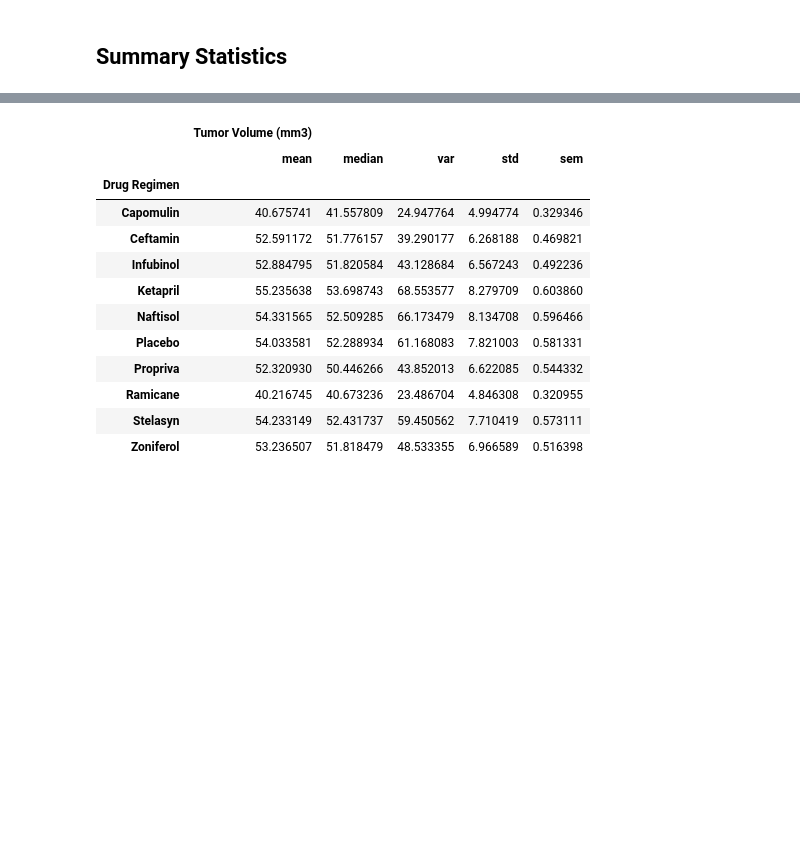
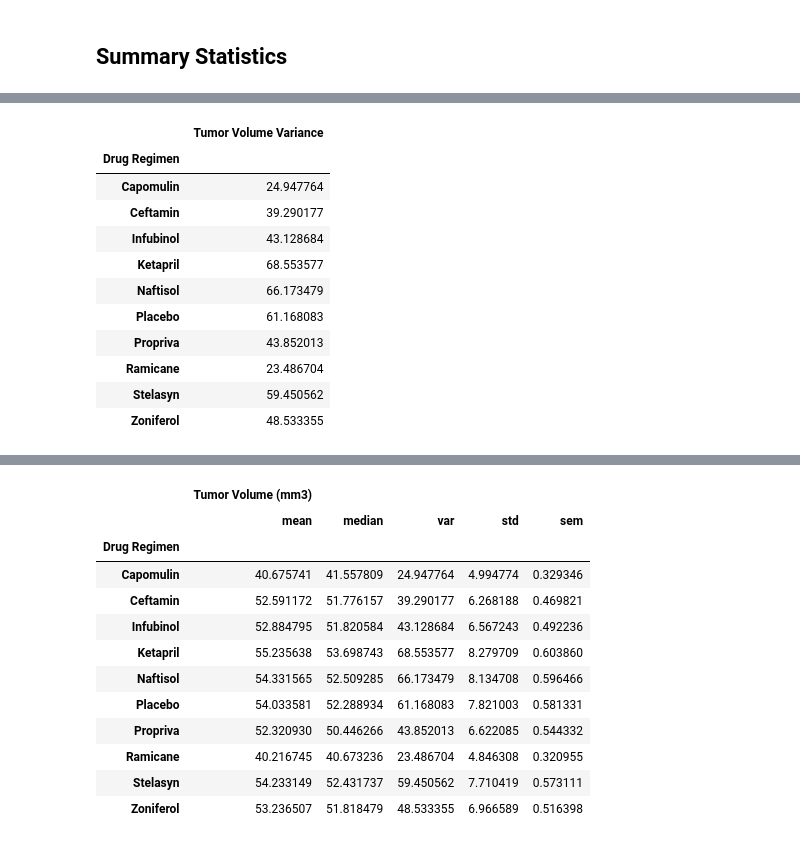
Before and after one commit to joelpangilinan/matplotlib-challenge, a Jupyter notebook: pymaceuticals_starter-Copy1.ipynb, the cells around one changed output, grey strips where cells are left out. Saved outputs shown, nothing was run; the diff lists cells and outputs as text; code cells hidden in the pictures; blank space fills up the shorter version.

```diff
--- a/pymaceuticals_starter-Copy1.ipynb
+++ b/pymaceuticals_starter-Copy1.ipynb
@@ -131,0 +177,20 @@ clean_combined_data_df["Mouse ID"].nunique()
+# %%
+# Get the dataframe for the variance of tumor volume
+variance_tumor_volume_df = pd.DataFrame(clean_combined_data_df.groupby("Drug Regimen")["Tumor Volume (mm3)"].var())
+
+# Rename "Tumor Volume (mm3)" to "Tumor Volume Variance"
+variance_tumor_volume_df = variance_tumor_volume_df.rename(columns = {"Tumor Volume (mm3)":"Tumor Volume Variance"})
+variance_tumor_volume_df
+# %% [output]
+|  | Tumor Volume Variance |
+| Drug Regimen |  |
+| Capomulin | 24.947764 |
+| Ceftamin | 39.290177 |
+| Infubinol | 43.128684 |
+| Ketapril | 68.553577 |
+| Naftisol | 66.173479 |
+| Placebo | 61.168083 |
+| Propriva | 43.852013 |
+| Ramicane | 23.486704 |
+| Stelasyn | 59.450562 |
+| Zoniferol | 48.533355 |
```
Also changed, not shown: parts of 9 cells of this notebook, 1 other file.
